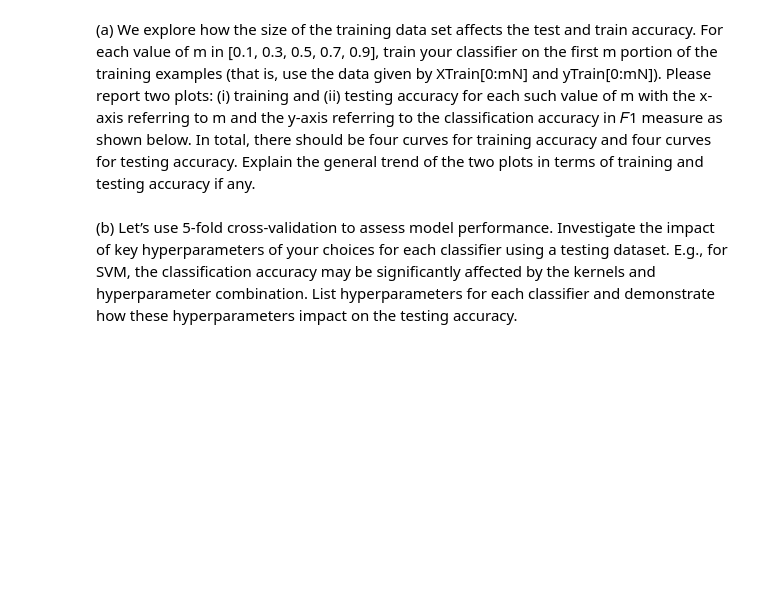
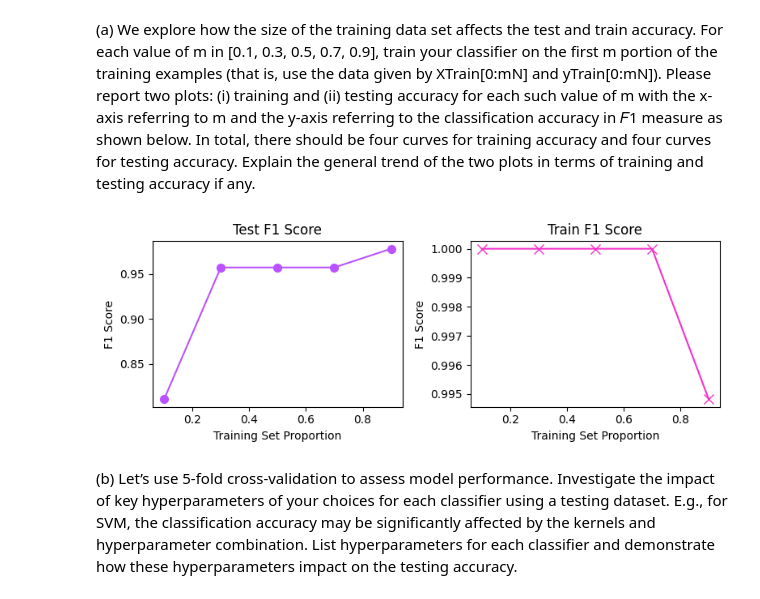
Before and after one commit to spartanjax/cs361_shared_assigment, a Jupyter notebook: Divided Parts/Classifiers/A_NB_JAX.ipynb, the cells around one changed output. Cells and saved outputs as stored; diff of their text form; code cells hidden in the pictures; blank space fills up the shorter version.

```diff
--- a/Divided Parts/Classifiers/A_NB_JAX.ipynb
+++ b/Divided Parts/Classifiers/A_NB_JAX.ipynb
@@ -104,6 +105,92 @@ there should be four curves for training accuracy and four curves for testing ac
 the general trend of the two plots in terms of training and testing accuracy if any.
 # %%
 #train classifier on different training sizes
+
+def train_on_m(train_y, vector, vector_test, m, y_test):
+    sub_vector = vector[0:round(vector.shape[0]*m)]
+    probs, clf = make_classifier(sub_vector, train_y[0:round(len(train_y)*m)], vector_test)
+    preds_test = clf.predict(vector_test)
+    preds_train = clf.predict(sub_vector)
+    train_f1 = calc_f1(preds_train, train_y[0:round(len(train_y)*m)])
+    test_f1 = calc_f1(preds_test, y_test)
+
+    return train_f1, test_f1
+
+def calc_f1(preds, actual):
+    tp = 0
+    fp = 0
+    fn = 0
+    tn = 0
+# tech is positive
+    for i in range(len(preds)):
+        if preds[i] == "tech" and actual[i] == "tech":
+            tp += 1
+        elif preds[i] == "tech" and actual[i] == "entertainment":
+            fp += 1
+        elif preds[i] == "entertainment" and actual[i] == "entertainment":
+            tn += 1
+        else:
+            fn += 1
+    precision = tp / (tp + fp)
+    recall = tp / (tp + fn)
+    f1 = 2*((precision*recall) / (precision+recall))
+
+    return f1
+
+def vectorize(data, test_data):
+    vectorizer = CountVectorizer(stop_words='english', binary=True)
+    vectorizer.fit(data["Text"])
+    vector = vectorizer.transform(data["Text"])
+    test_vector = vectorizer.transform(test_data["Text"])
+    return vector, test_vector
+
+# passes in training xs, training ys, testing xs
+''' THIS IS THE CLASSIFIER FUNCTION YOU SHOULD MIRROR FOR YOUR MODEL FOR IT TO WORK WITH TASK 3
+    IGNORE num_nodes that is specific to the NN classifier.
+'''
+def make_classifier(vector, y, vector_test, num_nodes = 5, alpha = 1):
+    clf = MultinomialNB(alpha=alpha)
+    clf.fit(vector, y)
+    probs = clf.predict_proba(vector_test)
+    return probs, clf
+
+def main():
+    data = pd.read_csv("../../train.csv")
+    y = data["Category"]
+    test_data = pd.read_csv("../../test.csv")
+    y_test = test_data["Category"]
+    vector, vector_test = vectorize(data, test_data)
+
+    ms = [0.1, 0.3, 0.5, 0.7, 0.9]
+    test_f1s = []
+    train_f1s = []
+
+    for m in ms:
+        train_f1, test_f1 = train_on_m(y, vector, vector_test, m, y_test)
+        test_f1s.append(test_f1)
+        train_f1s.append(train_f1)
+
+
+    fig, axes = plt.subplots(1, 2, figsize=(8, 3))  # 1 row, 2 columns
+
+    # Plot test F1
+    axes[0].plot(ms, test_f1s, marker="o", color="#BA52FF", markersize=7)
+    axes[0].set_title("Test F1 Score")
+    axes[0].set_xlabel("Training Set Proportion")
+    axes[0].set_ylabel("F1 Score")
+
+    # Plot train F1
+    axes[1].plot(ms, train_f1s, marker="x", color="#F431CB", markersize=8)
+    axes[1].set_title("Train F1 Score")
+    axes[1].set_xlabel("Training Set Proportion")
+    axes[1].set_ylabel("F1 Score")
+
+    plt.tight_layout()  # Prevent overlap
+    plt.show()
+
+main()
+# %% [output]
+[figure, added]
 # %% [markdown]
 (b) Let’s use 5-fold cross-validation to assess model performance. Investigate the impact of key
 hyperparameters of your choices for each classifier using a testing dataset. E.g., for SVM, the
```
Also changed, not shown: parts of 3 cells of this notebook.
